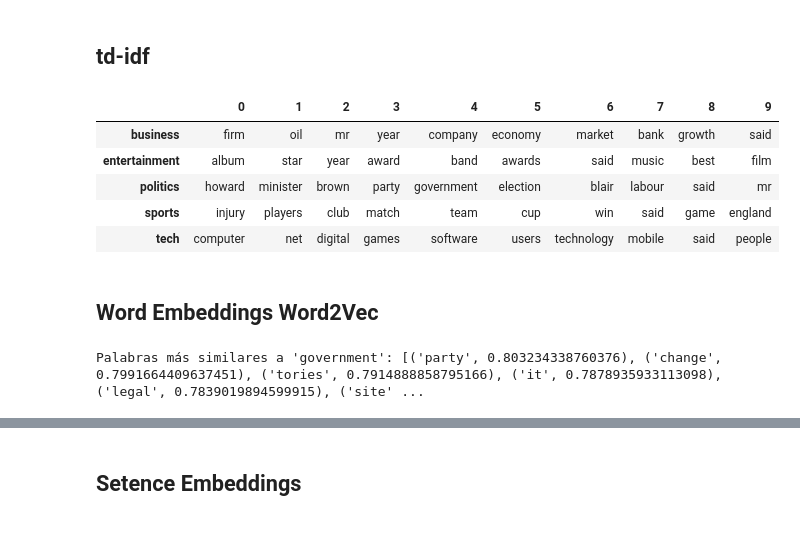
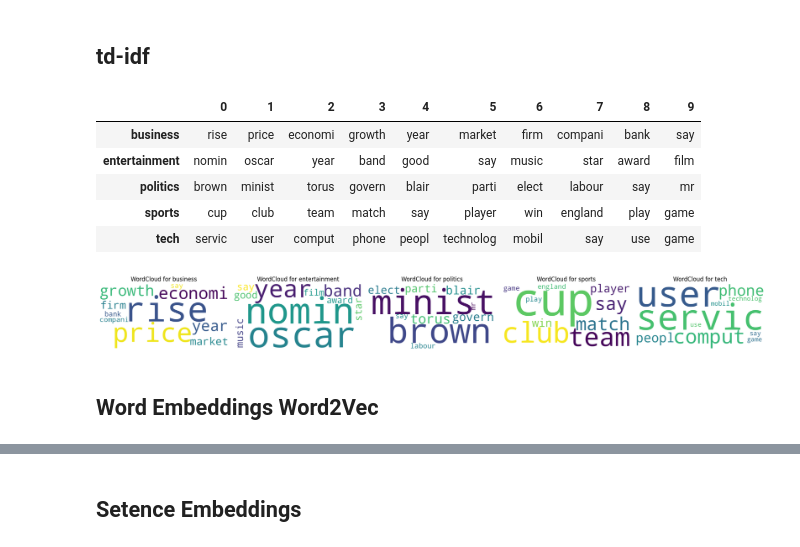
Before and after one commit to CDF51342/NLP-News-Classifier, a Jupyter notebook: Prototipo_BERT_LDA.ipynb, the cells around one changed output, grey strips where cells are left out. Drawn from its saved outputs; the diff is of its cells as text; code cells hidden in the pictures.

```diff
--- a/Prototipo_BERT_LDA.ipynb
+++ b/Prototipo_BERT_LDA.ipynb
@@ -89,0 +148,4 @@ df_test.head()
+# %%
+stemmer = PorterStemmer()
+stemmed_tokens = [stemmer.stem(token) for token in stop_tokens]
+stemmed_tokens[:9]
@@ -89,0 +179,10 @@ df_test.head()
+# %%
+def get_wordnet_pos(word):
+    """Mapea las etiquetas de POS de NLTK a las de WordNet."""
+    tag = pos_tag([word])[0][1][0].upper()
+    tag_dict = {"J": wordnet.ADJ, "N": wordnet.NOUN, "V": wordnet.VERB, "R": wordnet.ADV}
+    return tag_dict.get(tag, wordnet.NOUN)
+
+lemmatizer = WordNetLemmatizer()
+disambiguated_tokens = [lemmatizer.lemmatize(token, get_wordnet_pos(token)) for token in lemmatized_tokens]
+disambiguated_tokens[:9]
@@ -89,0 +201,16 @@ df_test.head()
+# %%
+def preprocess_text(text):
+    tokens = word_tokenize(text.lower())
+    tokens = standardize_tokens_spacy(tokens)
+    stop_words = set(stopwords.words("english"))
+    tokens = [token for token in tokens if token not in stop_words]
+    stemmer = PorterStemmer()
+    tokens = [stemmer.stem(token) for token in tokens]
+    tokens = [token.lemma_ for token in nlp(" ".join(tokens))]
+    lemmatizer = WordNetLemmatizer()
+    tokens = [lemmatizer.lemmatize(token, get_wordnet_pos(token)) for token in tokens]
+
+    return tokens
+# %%
+df_train["processed"] = df_train["text"].apply(preprocess_text)
+df_test["processed"] = df_test["text"].apply(preprocess_text)
@@ -134,42 +283,49 @@ plt.show()
 ## td-idf
 # %%
 vectorizer = TfidfVectorizer(stop_words="english", max_features=5000)
-X_train_tfidf = vectorizer.fit_transform(df_train["text"])
-X_test_tfidf = vectorizer.transform(df_test["text"])
+
+df_train["processed_text"] = df_train["processed"].apply(lambda tokens: " ".join(tokens))
+df_test["processed_text"] = df_test["processed"].apply(lambda tokens: " ".join(tokens))
+
+X_train_tfidf = vectorizer.fit_transform(df_train["processed_text"])
+X_test_tfidf = vectorizer.transform(df_test["processed_text"])
 
 # Visualización de algunas palabras más relevantes por clase
 feature_names = vectorizer.get_feature_names_out()
 category_keywords = {}
 
 for category in df_train["category"].unique():
     idx = df_train[df_train["category"] == category].index
     mean_tfidf = X_train_tfidf[idx].mean(axis=0)
     sorted_indices = mean_tfidf.argsort()[0, -10:].tolist()[0]
     category_keywords[category] = [feature_names[i] for i in sorted_indices]
 
 keywords = {f"{category}": [] for category, _ in category_keywords.items()}
 for category, words in category_keywords.items():
     keywords[category] = words
 
 pd.DataFrame(keywords).T
 # %% [output]
 |  | 0 | 1 | 2 | 3 | 4 | 5 | 6 | 7 | 8 | 9 |
-| business | firm | oil | mr | year | company | economy | market | bank | growth | said |
-| entertainment | album | star | year | award | band | awards | said | music | best | film |
-| politics | howard | minister | brown | party | government | election | blair | labour | said | mr |
-| sports | injury | players | club | match | team | cup | win | said | game | england |
-| tech | computer | net | digital | games | software | users | technology | mobile | said | people |
+| business | rise | price | economi | growth | year | market | firm | compani | bank | say |
+| entertainment | nomin | oscar | year | band | good | say | music | star | award | film |
+| politics | brown | minist | torus | govern | blair | parti | elect | labour | say | mr |
+| sports | cup | club | team | match | say | player | win | england | play | game |
+| tech | servic | user | comput | phone | peopl | technolog | mobil | say | use | game |
+# %%
+fig, axes = plt.subplots(1, 5, figsize=(20, 6))
+
+for idx, (category, words) in enumerate(category_keywords.items()):
+    wordcloud = WordCloud(width=800, height=400, background_color='white').generate(" ".join(words))
+
+    ax = axes[idx]
+    ax.imshow(wordcloud, interpolation="bilinear")
+    ax.set_title(f"WordCloud for {category}")
+    ax.axis("off")
+
+plt.tight_layout()
+plt.show()
+# %% [output]
+[figure, added]
 # %% [markdown]
 ## Word Embeddings Word2Vec
-# %%
-# Tokenización
-df_train["tokens"] = df_train["text"].apply(lambda x: x.lower().split())
-
-# Entrenar Word2Vec
-word2vec_model = Word2Vec(sentences=df_train["tokens"], vector_size=100, window=5, min_count=5, workers=4)
-
-# Visualizar palabras similares
-word_similarities = word2vec_model.wv.most_similar("government", topn=10)
-print("Palabras más similares a 'government':", word_similarities)
-# %% [output]
-Palabras más similares a 'government': [('party', 0.803234338760376), ('change', 0.7991664409637451), ('tories', 0.7914888858795166), ('it', 0.7878935933113098), ('legal', 0.7839019894599915), ('site' ...
```
Also changed, not shown: parts of 32 cells of this notebook.
